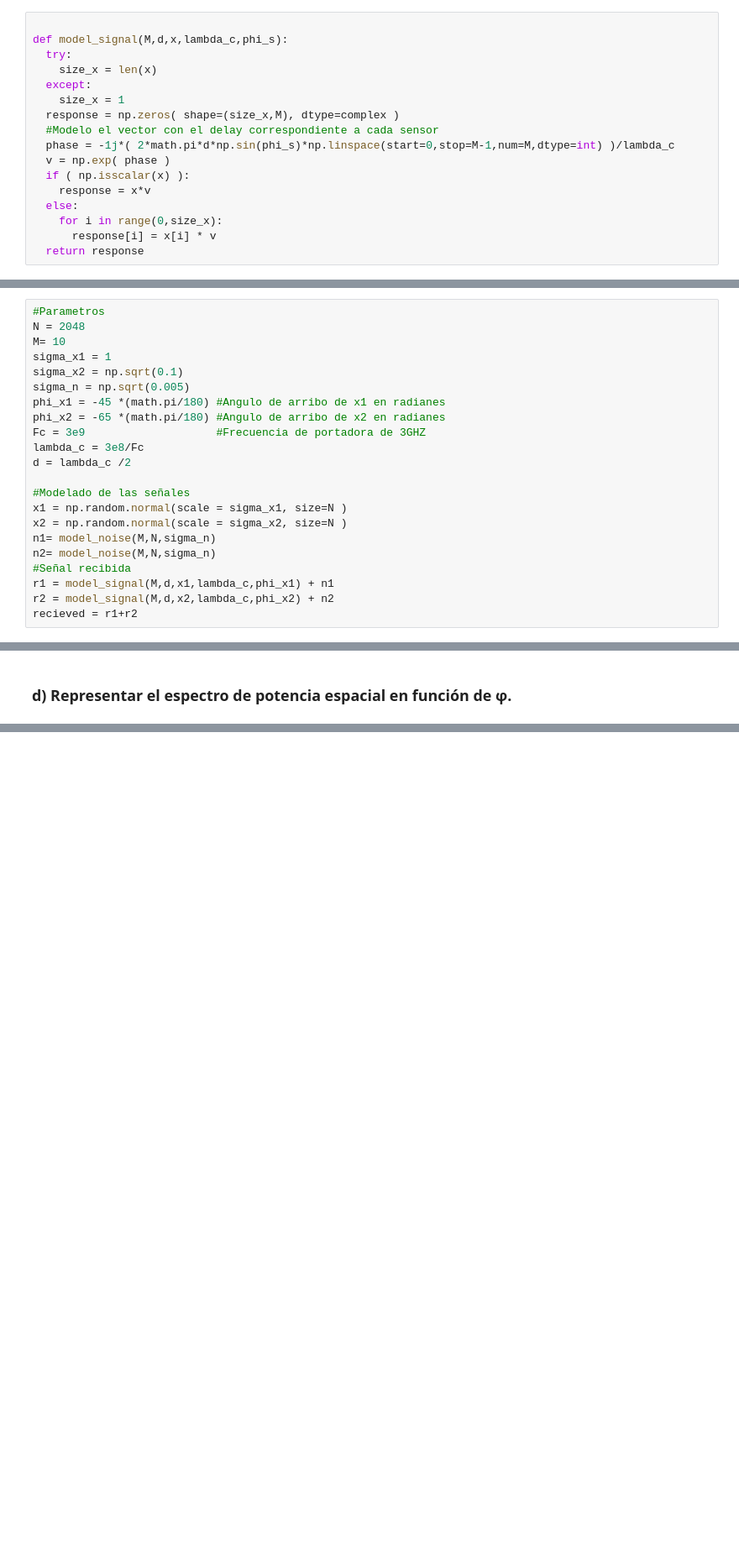
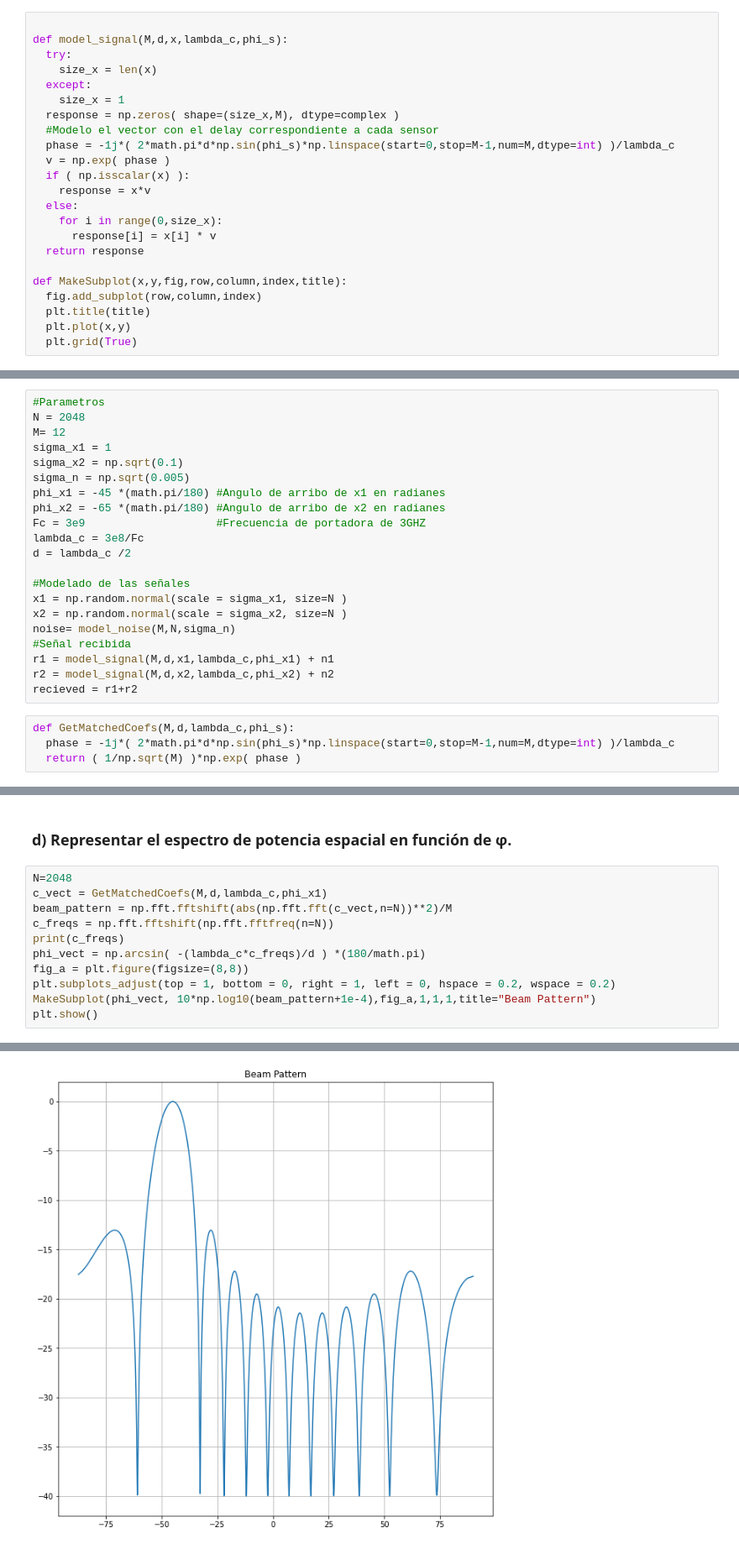
Before and after one commit to ManuMollon261297/PASA, a Jupyter notebook: TP6-Arreglos/ArreglosAdaptativos.ipynb, the cells around one changed output, grey strips where cells are left out. Shown at 84% size. Cells and saved outputs as stored; diff of their text form; blank space fills up the shorter version.

```diff
--- a/TP6-Arreglos/ArreglosAdaptativos.ipynb
+++ b/TP6-Arreglos/ArreglosAdaptativos.ipynb
@@ -29,6 +29,12 @@ def model_signal(M,d,x,lambda_c,phi_s):
     for i in range(0,size_x):
       response[i] = x[i] * v
   return response
+
+def MakeSubplot(x,y,fig,row,column,index,title):
+  fig.add_subplot(row,column,index)
+  plt.title(title)
+  plt.plot(x,y)
+  plt.grid(True)
 # %%
 lambda_c = 5
 x=1
@@ -74,7 +93,7 @@ $$\triangle \phi_{3dB}\approx \frac{\lambda}{L}$$
 # %%
 #Parametros
 N = 2048
-M= 10
+M= 12
 sigma_x1 = 1
 sigma_x2 = np.sqrt(0.1)
 sigma_n = np.sqrt(0.005)
@@ -87,11 +106,14 @@ d = lambda_c /2
 #Modelado de las señales
 x1 = np.random.normal(scale = sigma_x1, size=N )
 x2 = np.random.normal(scale = sigma_x2, size=N )
-n1= model_noise(M,N,sigma_n)
-n2= model_noise(M,N,sigma_n)
+noise= model_noise(M,N,sigma_n)
 #Señal recibida
 r1 = model_signal(M,d,x1,lambda_c,phi_x1) + n1
 r2 = model_signal(M,d,x2,lambda_c,phi_x2) + n2
 recieved = r1+r2
+# %%
+def GetMatchedCoefs(M,d,lambda_c,phi_s):
+  phase = -1j*( 2*math.pi*d*np.sin(phi_s)*np.linspace(start=0,stop=M-1,num=M,dtype=int) )/lambda_c
+  return ( 1/np.sqrt(M) )*np.exp( phase )
 # %% [markdown]
 ### b) Determinar la cantidad de instantes temporales N óptima.
@@ -99,3 +124,15 @@ recieved = r1+r2
 ### c) Determinar la cantidad de puntos óptima para el barrido de φ.
 # %% [markdown]
 ### d) Representar el espectro de potencia espacial en función de φ.
+# %%
+N=2048
+c_vect = GetMatchedCoefs(M,d,lambda_c,phi_x1)
+beam_pattern = np.fft.fftshift(abs(np.fft.fft(c_vect,n=N))**2)/M
+c_freqs = np.fft.fftshift(np.fft.fftfreq(n=N))
+print(c_freqs)
+phi_vect = np.arcsin( -(lambda_c*c_freqs)/d ) *(180/math.pi)
+fig_a = plt.figure(figsize=(8,8))
+plt.subplots_adjust(top = 1, bottom = 0, right = 1, left = 0, hspace = 0.2, wspace = 0.2)
+MakeSubplot(phi_vect, 10*np.log10(beam_pattern+1e-4),fig_a,1,1,1,title="Beam Pattern")
+plt.show()
+# %% [output]
@@ -101,0 +141 @@ recieved = r1+r2
+[figure, added]
```
Also changed, not shown: parts of 4 cells of this notebook.
